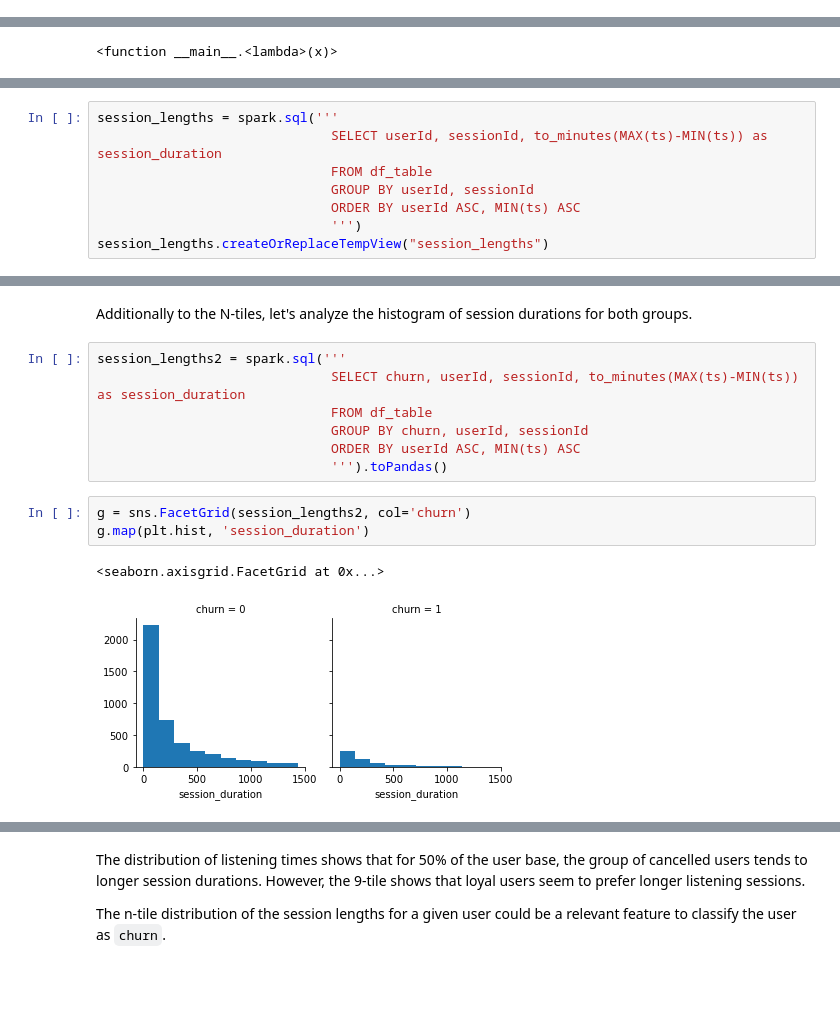
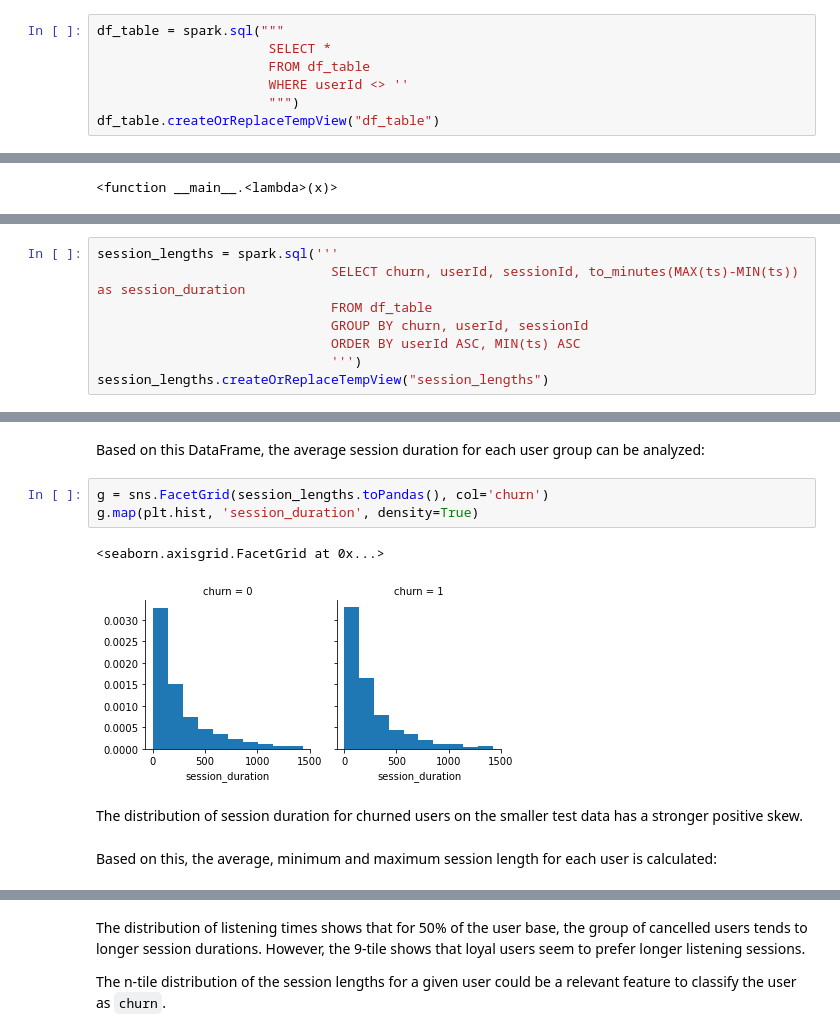
Before and after one commit to philippmarcus/dsnd-sparkify, a Jupyter notebook: Sparkify.ipynb, the cells around one changed output, grey strips where cells are left out. Drawn from its saved outputs; the diff is of its cells as text; blank space fills up the shorter version.

```diff
--- a/Sparkify.ipynb
+++ b/Sparkify.ipynb
@@ -175,0 +165,7 @@ TODO: What is the exact justification of other columns to be excluded? Iterative
+# %%
+df_table = spark.sql("""
+                      SELECT *
+                      FROM df_table
+                      WHERE userId <> ''
+                      """)
+df_table.createOrReplaceTempView("df_table")
@@ -612,8 +524,8 @@ spark.udf.register("to_minutes", to_minutes)
 # %%
 session_lengths = spark.sql('''
-                              SELECT userId, sessionId, to_minutes(MAX(ts)-MIN(ts)) as session_duration
+                              SELECT churn, userId, sessionId, to_minutes(MAX(ts)-MIN(ts)) as session_duration
                               FROM df_table
-                              GROUP BY userId, sessionId
+                              GROUP BY churn, userId, sessionId
                               ORDER BY userId ASC, MIN(ts) ASC
                               ''')
 session_lengths.createOrReplaceTempView("session_lengths")
@@ -635,15 +532,12 @@ plt.show()
-# %% [markdown]
-Additionally to the N-tiles, let's analyze the histogram of session durations for both groups.
-# %%
-session_lengths2 = spark.sql('''
-                              SELECT churn, userId, sessionId, to_minutes(MAX(ts)-MIN(ts)) as session_duration
-                              FROM df_table
-                              GROUP BY churn, userId, sessionId
-                              ORDER BY userId ASC, MIN(ts) ASC
-                              ''').toPandas()
+# %% [markdown]
+Based on this DataFrame, the average session duration for each user group can be analyzed:
 # %%
-g = sns.FacetGrid(session_lengths2, col='churn')
-g.map(plt.hist, 'session_duration')
+g = sns.FacetGrid(session_lengths.toPandas(), col='churn')
+g.map(plt.hist, 'session_duration', density=True)
 # %% [output]
 <seaborn.axisgrid.FacetGrid at 0x...>
-[figure, old version]
+[figure, new version]
+# %% [markdown]
+The distribution of session duration for churned users on the smaller test data has a stronger positive skew.
+# %% [markdown]
+Based on this, the average, minimum and maximum session length for each user is calculated:
```
Also changed, not shown: parts of 105 cells of this notebook.
